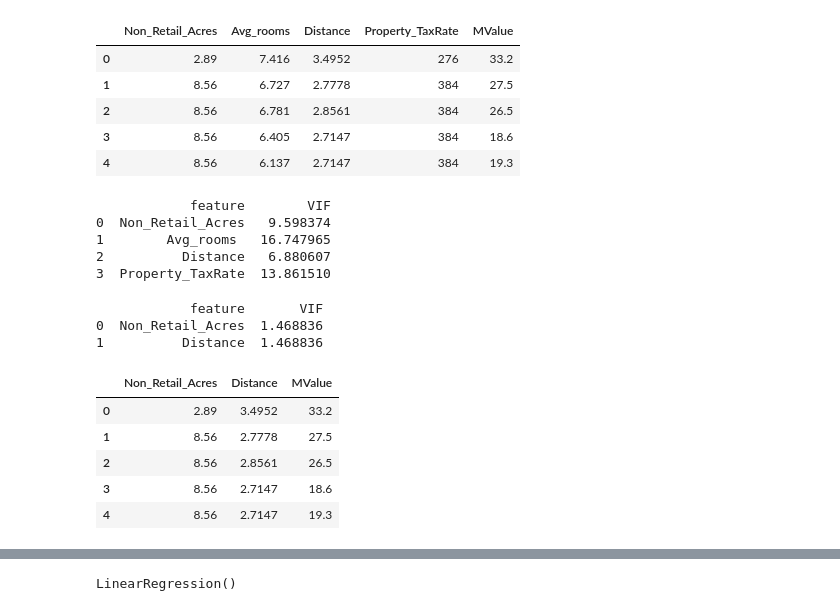
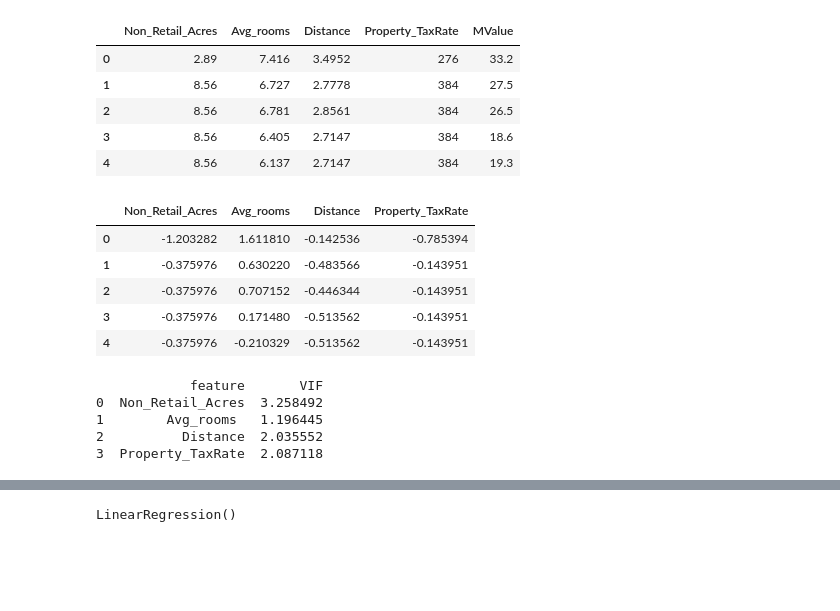
Before and after one commit to SJhawar1010/Advanced-Machine-Learning, a Jupyter notebook: 2348554_AML_Lab2.ipynb, the cells around one changed output, grey strips where cells are left out. Cells and saved outputs as stored; diff of their text form; code cells hidden in the pictures; blank space fills up the shorter version.

```diff
--- a/2348554_AML_Lab2.ipynb
+++ b/2348554_AML_Lab2.ipynb
@@ -102,40 +102,32 @@ data.head()
 | 2 | 8.56 | 6.781 | 2.8561 | 384 | 26.5 |
 | 3 | 8.56 | 6.405 | 2.7147 | 384 | 18.6 |
 | 4 | 8.56 | 6.137 | 2.7147 | 384 | 19.3 |
+# %%
+from sklearn.preprocessing import StandardScaler
+sc = StandardScaler()
+X=data.drop(columns='MValue',axis=1)
+X[X.columns]=sc.fit_transform(X)
+X.head()
+# %% [output]
+|  | Non_Retail_Acres | Avg_rooms | Distance | Property_TaxRate |
+| 0 | -1.203282 | 1.611810 | -0.142536 | -0.785394 |
+| 1 | -0.375976 | 0.630220 | -0.483566 | -0.143951 |
+| 2 | -0.375976 | 0.707152 | -0.446344 | -0.143951 |
+| 3 | -0.375976 | 0.171480 | -0.513562 | -0.143951 |
+| 4 | -0.375976 | -0.210329 | -0.513562 | -0.143951 |
 # %%
-X=data.drop(columns='MValue',axis=1)
+from statsmodels.stats.outliers_influence import variance_inflation_factor
 vif_data = pd.DataFrame()
 vif_data["feature"] = X.columns
 vif_data["VIF"] = [variance_inflation_factor(X.values, i)
                           for i in range(len(X.columns))]
 print(vif_data)
 # %% [output]
-            feature        VIF
-0  Non_Retail_Acres   9.598374
-1        Avg_rooms   16.747965
-2          Distance   6.880607
-3  Property_TaxRate  13.861510
+            feature       VIF
+0  Non_Retail_Acres  3.258492
+1        Avg_rooms   1.196445
+2          Distance  2.035552
+3  Property_TaxRate  2.087118
-# %%
-X=X.drop(columns=['Avg_rooms ','Property_TaxRate'],axis=1)
-vif_data = pd.DataFrame()
-vif_data["feature"] = X.columns
-vif_data["VIF"] = [variance_inflation_factor(X.values, i)
-                          for i in range(len(X.columns))]
-print(vif_data)
-# %% [output]
-            feature       VIF
-0  Non_Retail_Acres  1.468836
-1          Distance  1.468836
-# %%
-data=data.drop(columns=['Avg_rooms ','Property_TaxRate'])
-data.head()
-# %% [output]
-|  | Non_Retail_Acres | Distance | MValue |
-| 0 | 2.89 | 3.4952 | 33.2 |
-| 1 | 8.56 | 2.7778 | 27.5 |
-| 2 | 8.56 | 2.8561 | 26.5 |
-| 3 | 8.56 | 2.7147 | 18.6 |
-| 4 | 8.56 | 2.7147 | 19.3 |
 # %%
 sns.pairplot(data)
 # %% [output]
```
Also changed, not shown: parts of 6 cells of this notebook.
